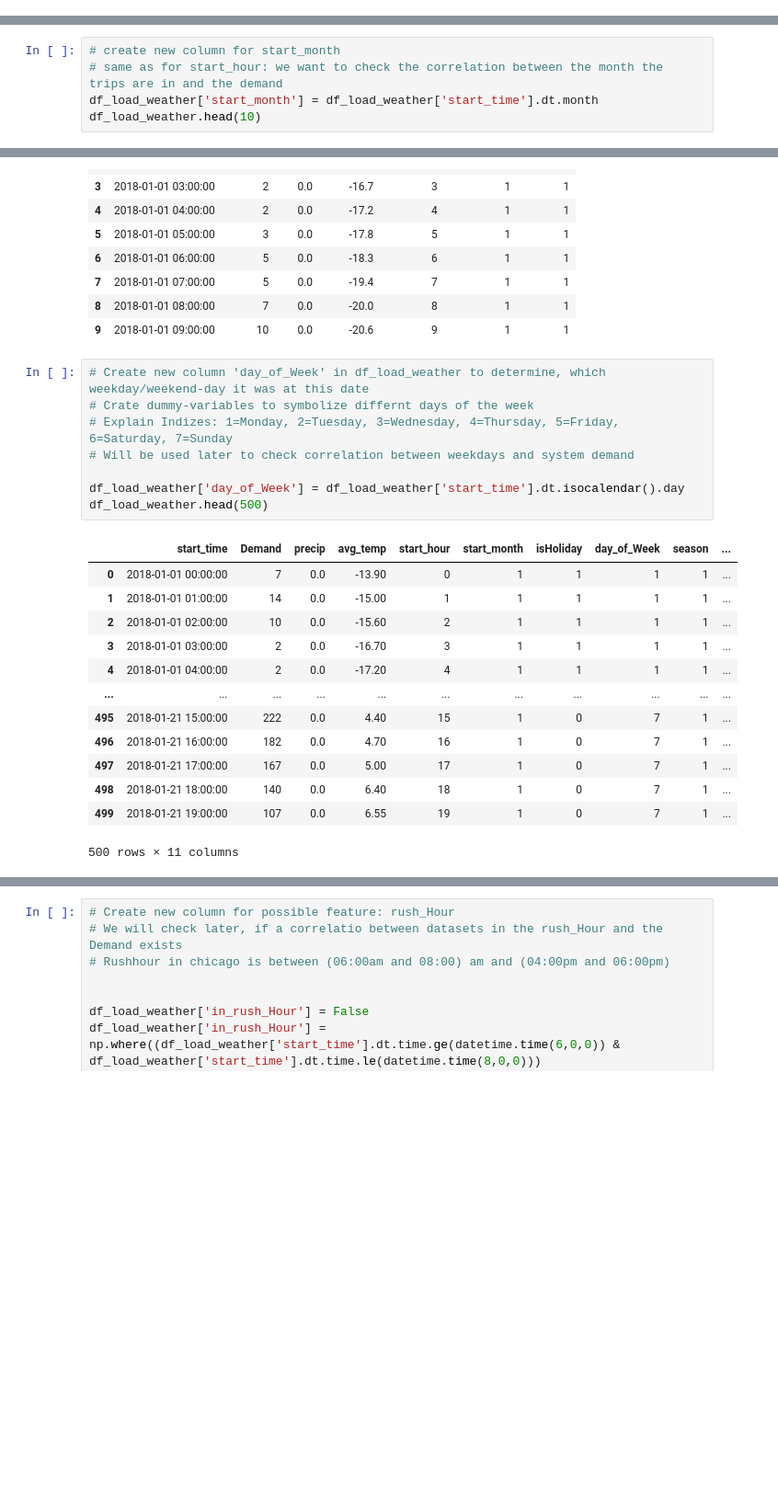
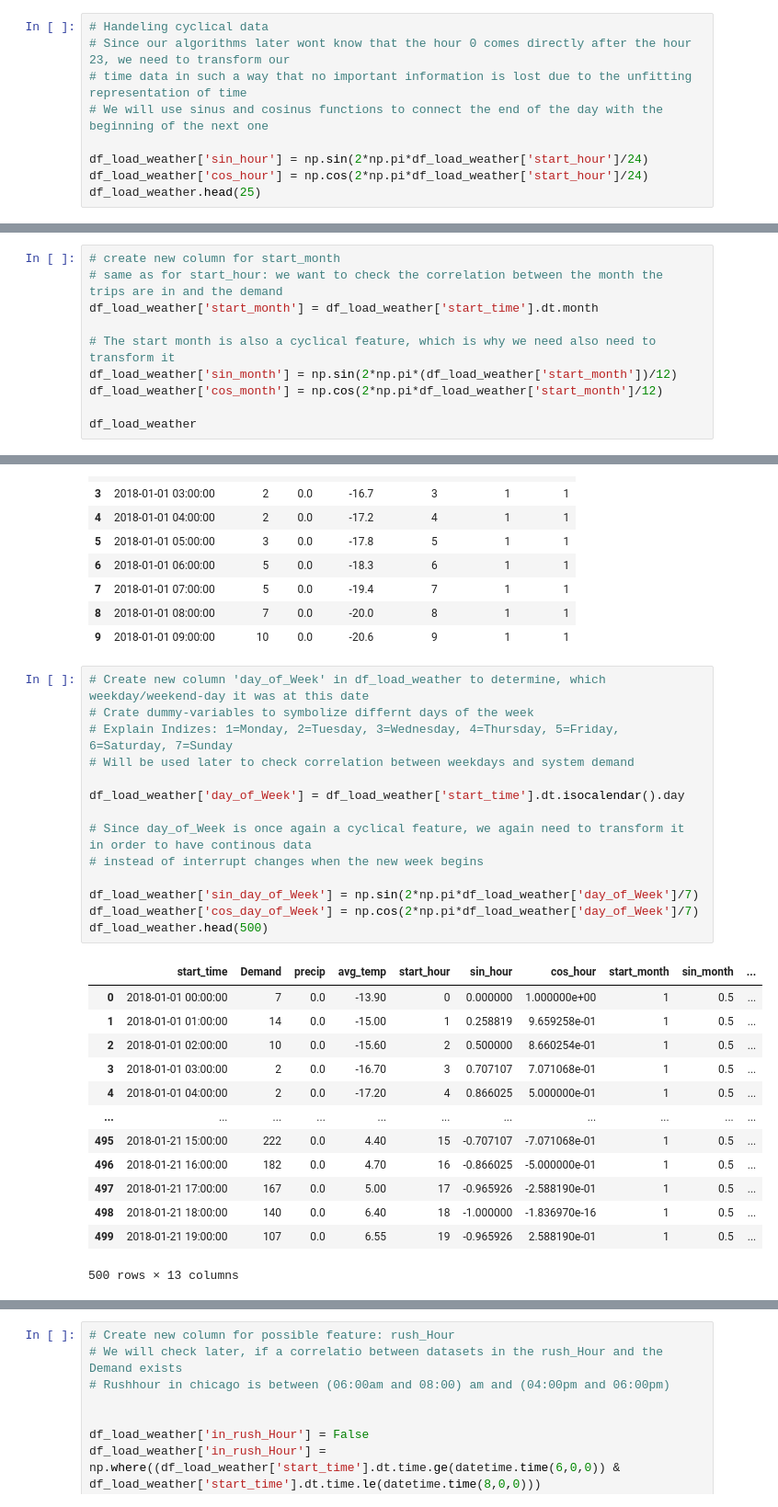
Before and after one commit to diego411/AA_Team_10, a Jupyter notebook: notebook/FeatureEngineering.ipynb, the cells around one changed output, grey strips where cells are left out. Shown at 92% size. Saved outputs shown, nothing was run; the diff lists cells and outputs as text; blank space fills up the shorter version.

```diff
--- a/notebook/FeatureEngineering.ipynb
+++ b/notebook/FeatureEngineering.ipynb
@@ -141,0 +123,9 @@ df_load_weather.head(25)
+# %%
+# Handeling cyclical data
+# Since our algorithms later wont know that the hour 0 comes directly after the hour 23, we need to transform our
+# time data in such a way that no important information is lost due to the unfitting representation of time
+# We will use sinus and cosinus functions to connect the end of the day with the beginning of the next one
+
+df_load_weather['sin_hour'] = np.sin(2*np.pi*df_load_weather['start_hour']/24)
+df_load_weather['cos_hour'] = np.cos(2*np.pi*df_load_weather['start_hour']/24)
+df_load_weather.head(25)
@@ -143,5 +151,10 @@ df_load_weather.head(25)
 # create new column for start_month
 # same as for start_hour: we want to check the correlation between the month the trips are in and the demand
 df_load_weather['start_month'] = df_load_weather['start_time'].dt.month
-df_load_weather.head(10)
+
+# The start month is also a cyclical feature, which is why we need also need to transform it
+df_load_weather['sin_month'] = np.sin(2*np.pi*(df_load_weather['start_month'])/12)
+df_load_weather['cos_month'] = np.cos(2*np.pi*df_load_weather['start_month']/12)
+
+df_load_weather
 # %% [output]
@@ -218,25 +233,31 @@ df_load_weather.head(10)
 # %%
 # Create new column 'day_of_Week' in df_load_weather to determine, which weekday/weekend-day it was at this date
 # Crate dummy-variables to symbolize differnt days of the week
 # Explain Indizes: 1=Monday, 2=Tuesday, 3=Wednesday, 4=Thursday, 5=Friday, 6=Saturday, 7=Sunday
 # Will be used later to check correlation between weekdays and system demand
 
 df_load_weather['day_of_Week'] = df_load_weather['start_time'].dt.isocalendar().day
+
+# Since day_of_Week is once again a cyclical feature, we again need to transform it in order to have continous data
+# instead of interrupt changes when the new week begins
+
+df_load_weather['sin_day_of_Week'] = np.sin(2*np.pi*df_load_weather['day_of_Week']/7)
+df_load_weather['cos_day_of_Week'] = np.cos(2*np.pi*df_load_weather['day_of_Week']/7)
 df_load_weather.head(500)
 # %% [output]
-|  | start_time | Demand | precip | avg_temp | start_hour | start_month | isHoliday | day_of_Week | season | ... |
-| 0 | 2018-01-01 00:00:00 | 7 | 0.0 | -13.90 | 0 | 1 | 1 | 1 | 1 | ... |
-| 1 | 2018-01-01 01:00:00 | 14 | 0.0 | -15.00 | 1 | 1 | 1 | 1 | 1 | ... |
-| 2 | 2018-01-01 02:00:00 | 10 | 0.0 | -15.60 | 2 | 1 | 1 | 1 | 1 | ... |
-| 3 | 2018-01-01 03:00:00 | 2 | 0.0 | -16.70 | 3 | 1 | 1 | 1 | 1 | ... |
-| 4 | 2018-01-01 04:00:00 | 2 | 0.0 | -17.20 | 4 | 1 | 1 | 1 | 1 | ... |
+|  | start_time | Demand | precip | avg_temp | start_hour | sin_hour | cos_hour | start_month | sin_month | ... |
+| 0 | 2018-01-01 00:00:00 | 7 | 0.0 | -13.90 | 0 | 0.000000 | 1.000000e+00 | 1 | 0.5 | ... |
+| 1 | 2018-01-01 01:00:00 | 14 | 0.0 | -15.00 | 1 | 0.258819 | 9.659258e-01 | 1 | 0.5 | ... |
+| 2 | 2018-01-01 02:00:00 | 10 | 0.0 | -15.60 | 2 | 0.500000 | 8.660254e-01 | 1 | 0.5 | ... |
+| 3 | 2018-01-01 03:00:00 | 2 | 0.0 | -16.70 | 3 | 0.707107 | 7.071068e-01 | 1 | 0.5 | ... |
+| 4 | 2018-01-01 04:00:00 | 2 | 0.0 | -17.20 | 4 | 0.866025 | 5.000000e-01 | 1 | 0.5 | ... |
 | ... | ... | ... | ... | ... | ... | ... | ... | ... | ... | ... |
-| 495 | 2018-01-21 15:00:00 | 222 | 0.0 | 4.40 | 15 | 1 | 0 | 7 | 1 | ... |
-| 496 | 2018-01-21 16:00:00 | 182 | 0.0 | 4.70 | 16 | 1 | 0 | 7 | 1 | ... |
-| 497 | 2018-01-21 17:00:00 | 167 | 0.0 | 5.00 | 17 | 1 | 0 | 7 | 1 | ... |
-| 498 | 2018-01-21 18:00:00 | 140 | 0.0 | 6.40 | 18 | 1 | 0 | 7 | 1 | ... |
-| 499 | 2018-01-21 19:00:00 | 107 | 0.0 | 6.55 | 19 | 1 | 0 | 7 | 1 | ... |
+| 495 | 2018-01-21 15:00:00 | 222 | 0.0 | 4.40 | 15 | -0.707107 | -7.071068e-01 | 1 | 0.5 | ... |
+| 496 | 2018-01-21 16:00:00 | 182 | 0.0 | 4.70 | 16 | -0.866025 | -5.000000e-01 | 1 | 0.5 | ... |
+| 497 | 2018-01-21 17:00:00 | 167 | 0.0 | 5.00 | 17 | -0.965926 | -2.588190e-01 | 1 | 0.5 | ... |
+| 498 | 2018-01-21 18:00:00 | 140 | 0.0 | 6.40 | 18 | -1.000000 | -1.836970e-16 | 1 | 0.5 | ... |
+| 499 | 2018-01-21 19:00:00 | 107 | 0.0 | 6.55 | 19 | -0.965926 | 2.588190e-01 | 1 | 0.5 | ... |
-500 rows × 11 columns
+500 rows × 13 columns
 # %%
 # Create new column: season
 # We later want to check the correlation between the season and the demand
```
Also changed, not shown: parts of 14 cells of this notebook.
